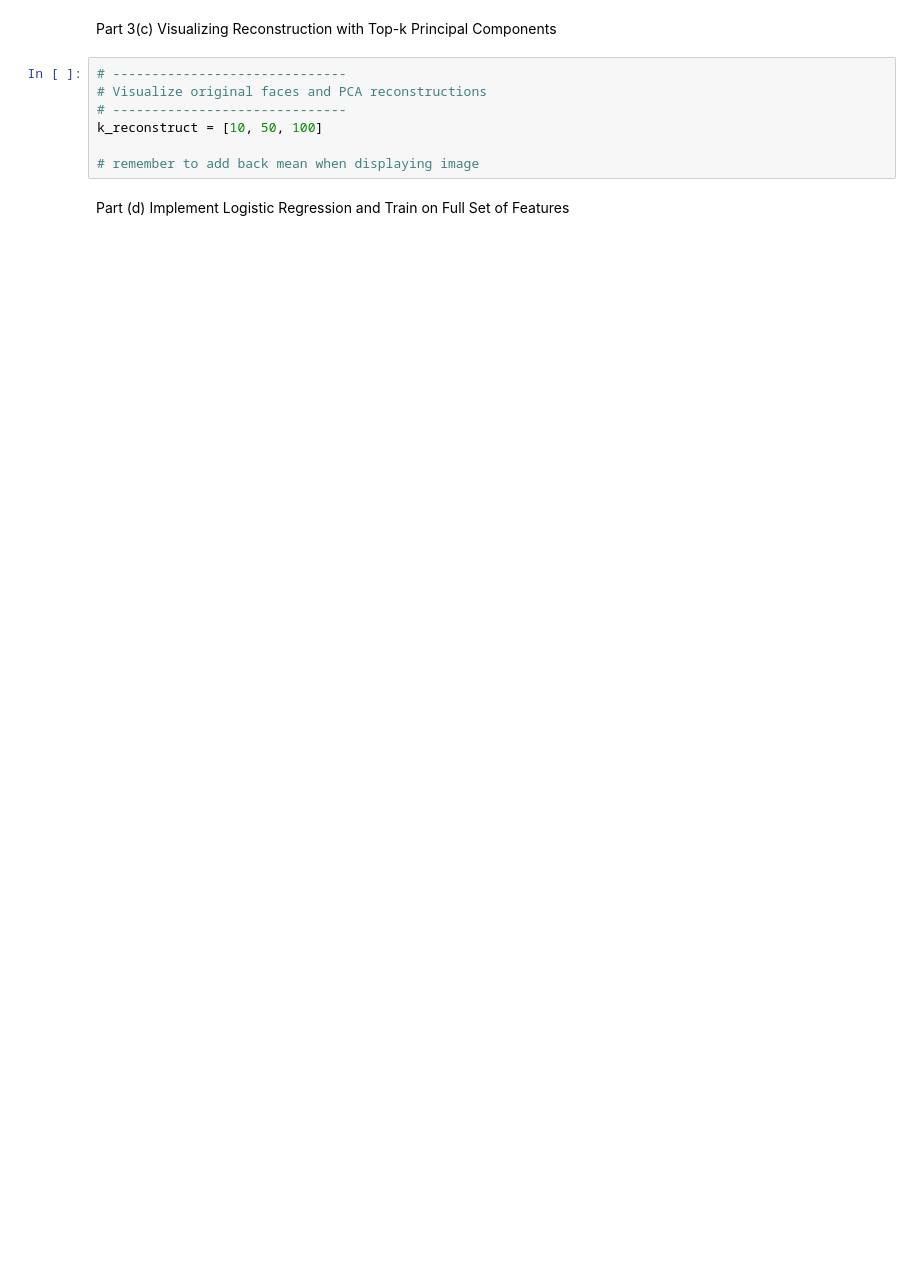
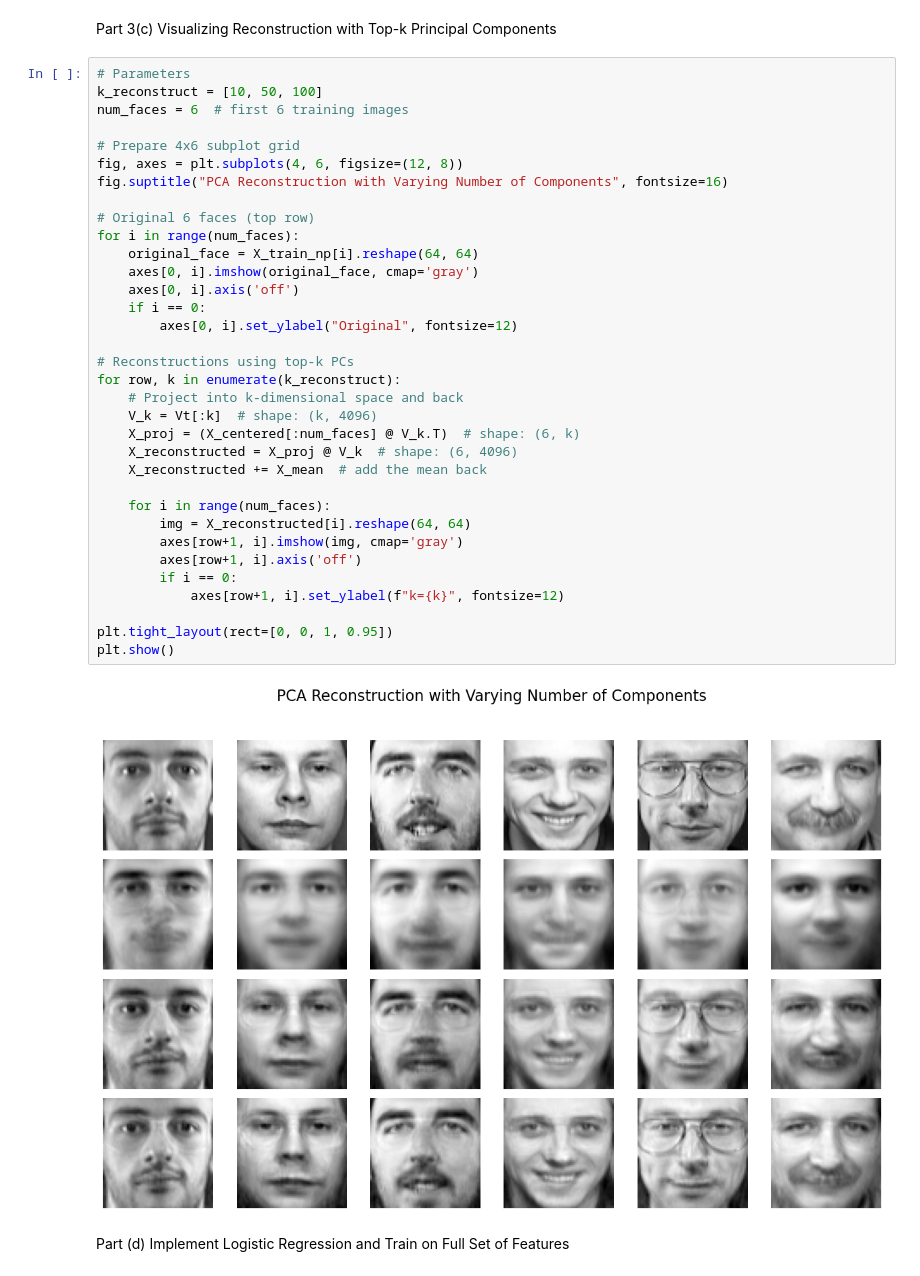
Before and after one commit to MaoMao-ai/ECE-580, a Jupyter notebook: HW5/hw5_starter_code.ipynb, the cells around one changed output. Cells and saved outputs as stored; diff of their text form; blank space fills up the shorter version.

```diff
--- a/HW5/hw5_starter_code.ipynb
+++ b/HW5/hw5_starter_code.ipynb
@@ -89,11 +108,40 @@ plt.show()
 # %% [markdown]
 Part 3(c) Visualizing Reconstruction with Top-k Principal Components
-# %%
-# ------------------------------
-# Visualize original faces and PCA reconstructions
-# ------------------------------
-k_reconstruct = [10, 50, 100]
-
-# remember to add back mean when displaying image
+# %%
+# Parameters
+k_reconstruct = [10, 50, 100]
+num_faces = 6  # first 6 training images
+
+# Prepare 4x6 subplot grid
+fig, axes = plt.subplots(4, 6, figsize=(12, 8))
+fig.suptitle("PCA Reconstruction with Varying Number of Components", fontsize=16)
+
+# Original 6 faces (top row)
+for i in range(num_faces):
+    original_face = X_train_np[i].reshape(64, 64)
+    axes[0, i].imshow(original_face, cmap='gray')
+    axes[0, i].axis('off')
+    if i == 0:
+        axes[0, i].set_ylabel("Original", fontsize=12)
+
+# Reconstructions using top-k PCs
+for row, k in enumerate(k_reconstruct):
+    # Project into k-dimensional space and back
+    V_k = Vt[:k]  # shape: (k, 4096)
+    X_proj = (X_centered[:num_faces] @ V_k.T)  # shape: (6, k)
+    X_reconstructed = X_proj @ V_k  # shape: (6, 4096)
+    X_reconstructed += X_mean  # add the mean back
+
+    for i in range(num_faces):
+        img = X_reconstructed[i].reshape(64, 64)
+        axes[row+1, i].imshow(img, cmap='gray')
+        axes[row+1, i].axis('off')
+        if i == 0:
+            axes[row+1, i].set_ylabel(f"k={k}", fontsize=12)
+
+plt.tight_layout(rect=[0, 0, 1, 0.95])
+plt.show()
+# %% [output]
+[figure, added]
 # %% [markdown]
 Part (d) Implement Logistic Regression and Train on Full Set of Features
```
Also changed, not shown: parts of 8 cells of this notebook.
